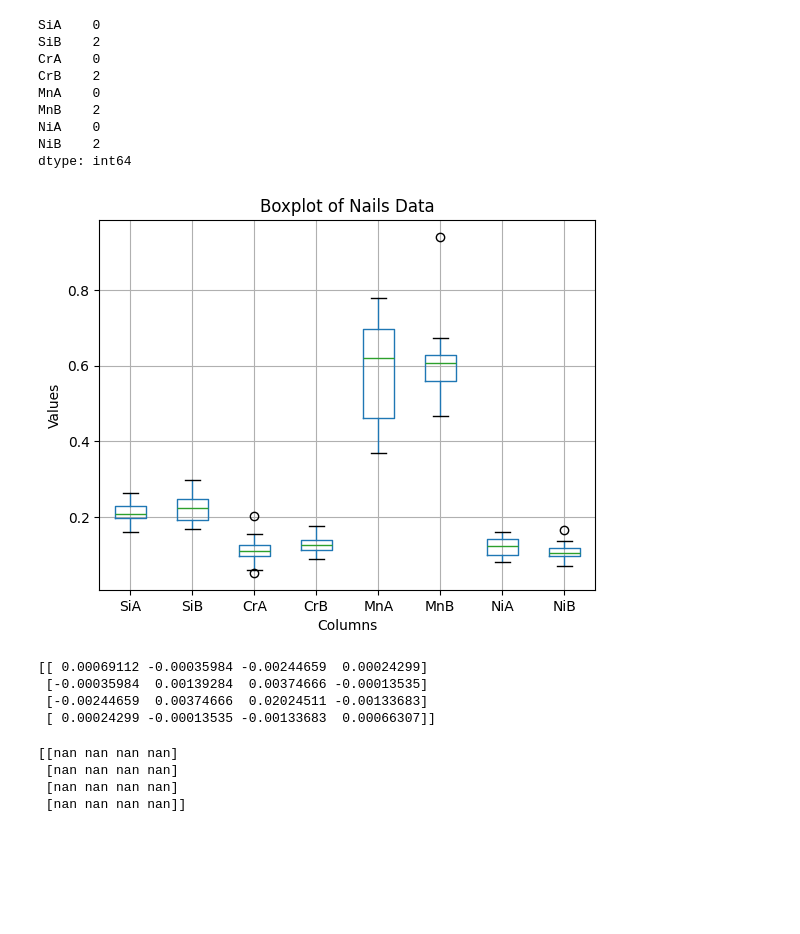
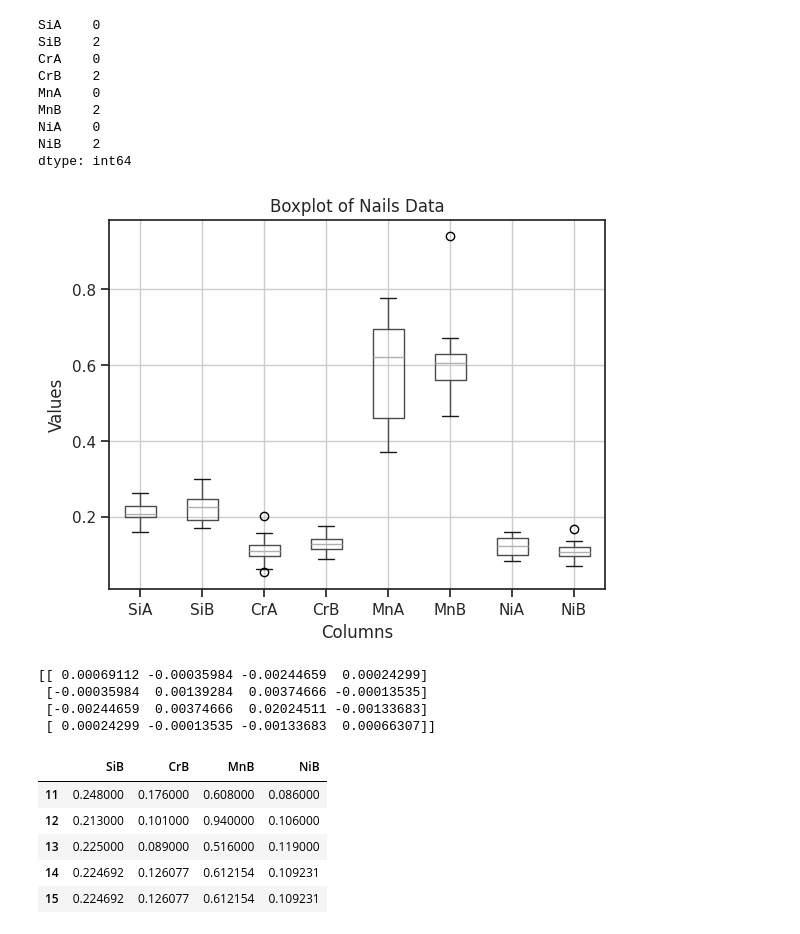
Before and after one commit to tenderking/statistics-with-python, a Jupyter notebook: notebooks/0-gm-nails-exploration.ipynb, the cells around one changed output. Cells and saved outputs as stored; diff of their text form; code cells hidden in the pictures; blank space fills up the shorter version.

```diff
--- a/notebooks/0-gm-nails-exploration.ipynb
+++ b/notebooks/0-gm-nails-exploration.ipynb
@@ -41,0 +66,5 @@ dtype: float64
+# %%
+import seaborn as sns
+sns.set_theme(style="ticks")
+
+sns.boxplot(data)
@@ -60,25 +92,24 @@ from src.features.build_features import replace_value_with_grouped_mean
 # %%
 # Check if 'Length' column exists in the DataFrame
 
 # Remove the first row from the DataFrame
-nails1 = data.iloc[1:]
+nails_no_index = data.iloc[1:]
 
-# Convert all columns to numeric
-nails_n = nails1.apply(pd.to_numeric)
+
 
 
 # Plot boxplot
-nails_n.boxplot()
+nails_no_index.boxplot()
 
 # Add labels and title
 plt.xlabel('Columns')
 plt.ylabel('Values')
 plt.title('Boxplot of Nails Data')
 
 # Show the plot
 plt.show()
 # %% [output]
-[figure, old version]
+[figure, new version]
 # %%
 import numpy as np
 
@@ -96,14 +127,21 @@ print(S1)
  [ 0.00024299 -0.00013535 -0.00133683  0.00066307]]
 # %%
 # Extract the columns from nails_n dataframe
-nails_odd_columns = nails_n.iloc[:,[1, 3, 5, 7]]
+nails_group_2 = nails_no_index.iloc[:,[1, 3, 5, 7]]
+# drop rows with missing values
+# nails_group_2 = nails_group_2.dropna()
+# replace missing values with the mean of the column
+nails_group_2 = nails_group_2.apply(lambda x: x.fillna(x.mean()))
+nails_group_2.tail()
 
-# Calculate the covariance matrix S1
-S2 = np.cov(nails_odd_columns, rowvar=False)
+# Calculate the covariance matrix S2
+# S2 = np.cov(nails_group_2, rowvar=False)
 
-print(S2)
+# print(S2)
 # %% [output]
-[[nan nan nan nan]
- [nan nan nan nan]
- [nan nan nan nan]
- [nan nan nan nan]]
+|  | SiB | CrB | MnB | NiB |
+| 11 | 0.248000 | 0.176000 | 0.608000 | 0.086000 |
+| 12 | 0.213000 | 0.101000 | 0.940000 | 0.106000 |
+| 13 | 0.225000 | 0.089000 | 0.516000 | 0.119000 |
+| 14 | 0.224692 | 0.126077 | 0.612154 | 0.109231 |
+| 15 | 0.224692 | 0.126077 | 0.612154 | 0.109231 |
```
Also changed, not shown: parts of 12 cells of this notebook, 4 other files.
